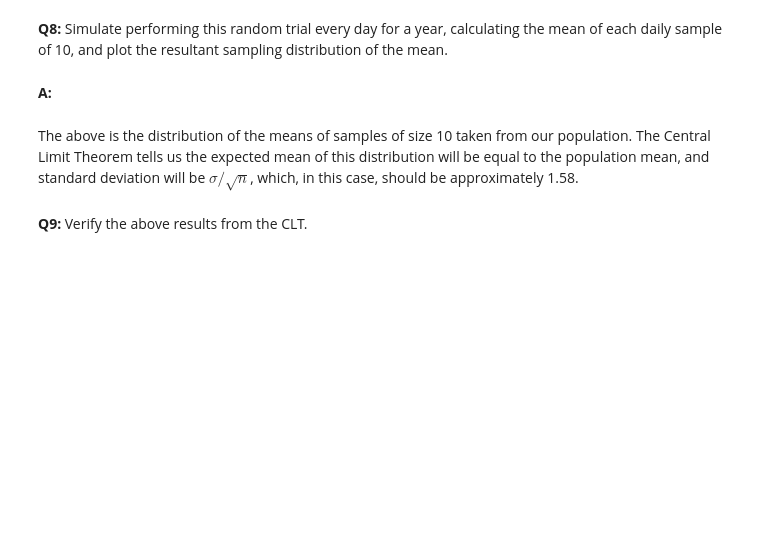
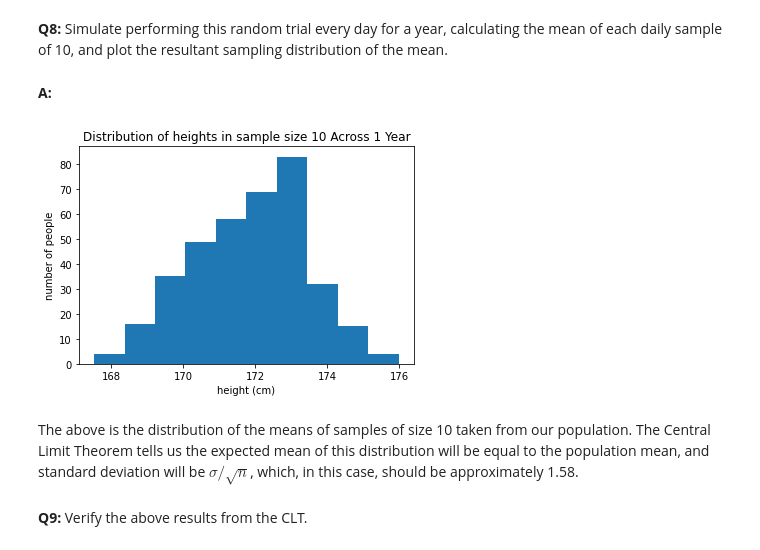
Before and after one commit to evanwmeeks/Springboard, a Jupyter notebook: Frequentist Case Study/Frequentist Inference Case Study - Part A (3).ipynb, the cells around one changed output. Saved outputs shown, nothing was run; the diff lists cells and outputs as text; code cells hidden in the pictures; blank space fills up the shorter version.

```diff
--- a/Frequentist Case Study/Frequentist Inference Case Study - Part A (3).ipynb
+++ b/Frequentist Case Study/Frequentist Inference Case Study - Part A (3).ipynb
@@ -195,3 +213,16 @@ seed(47)
+# %%
+seed(47)
+# take your samples here
+x =[]
+for i in range(365):
+    y= townsfolk_sampler(10)
+    x.append(np.mean(y))
+plt.hist(x, bins=10)
+plt.xlabel('height (cm)')
+plt.ylabel('number of people')
+plt.title('Distribution of heights in sample size 10 Across 1 Year');
+# %% [output]
+[figure, added]
 # %% [markdown]
 The above is the distribution of the means of samples of size 10 taken from our population. The Central Limit Theorem tells us the expected mean of this distribution will be equal to the population mean, and standard deviation will be $\sigma / \sqrt n$, which, in this case, should be approximately 1.58.
 # %% [markdown]
```
Also changed, not shown: parts of 15 cells of this notebook.
